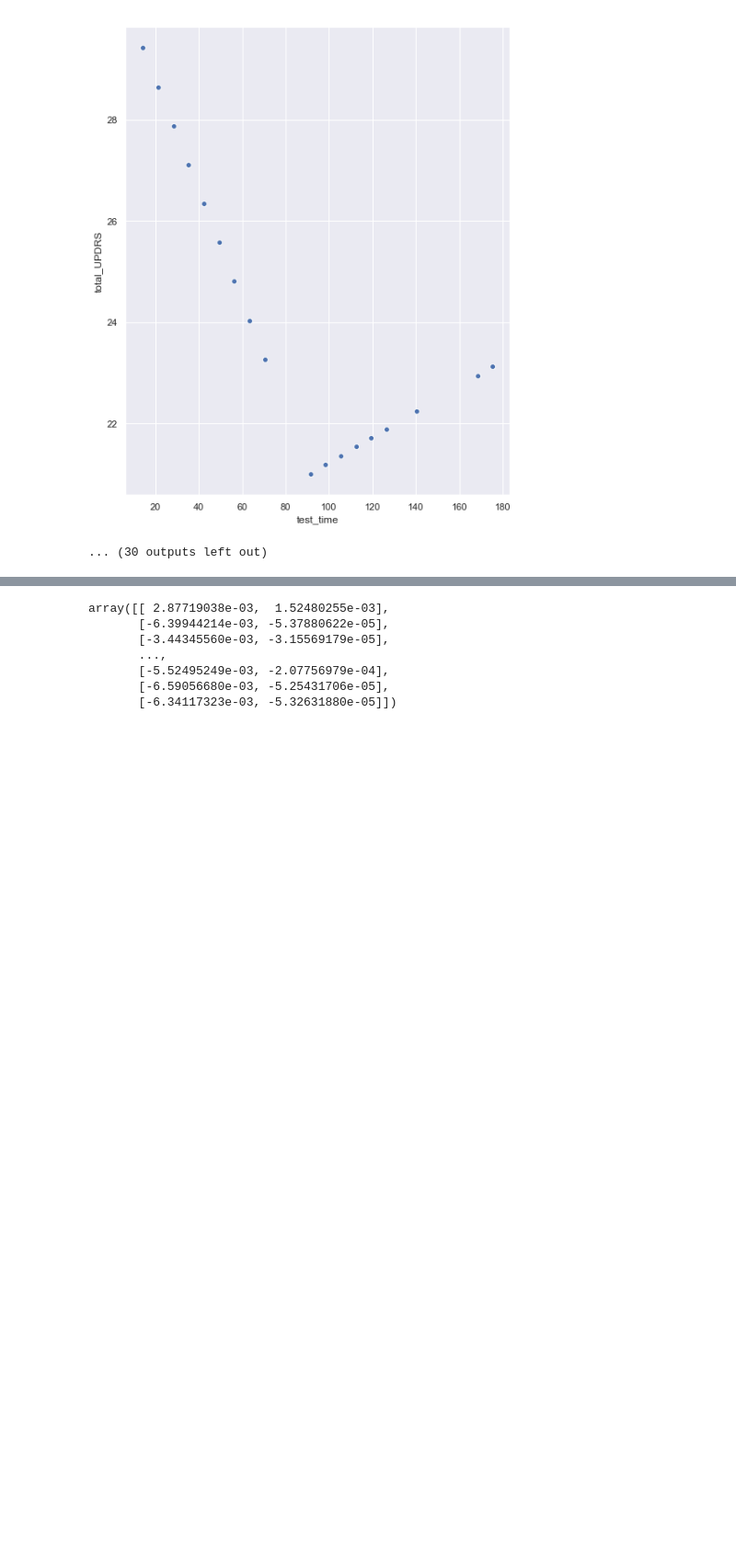
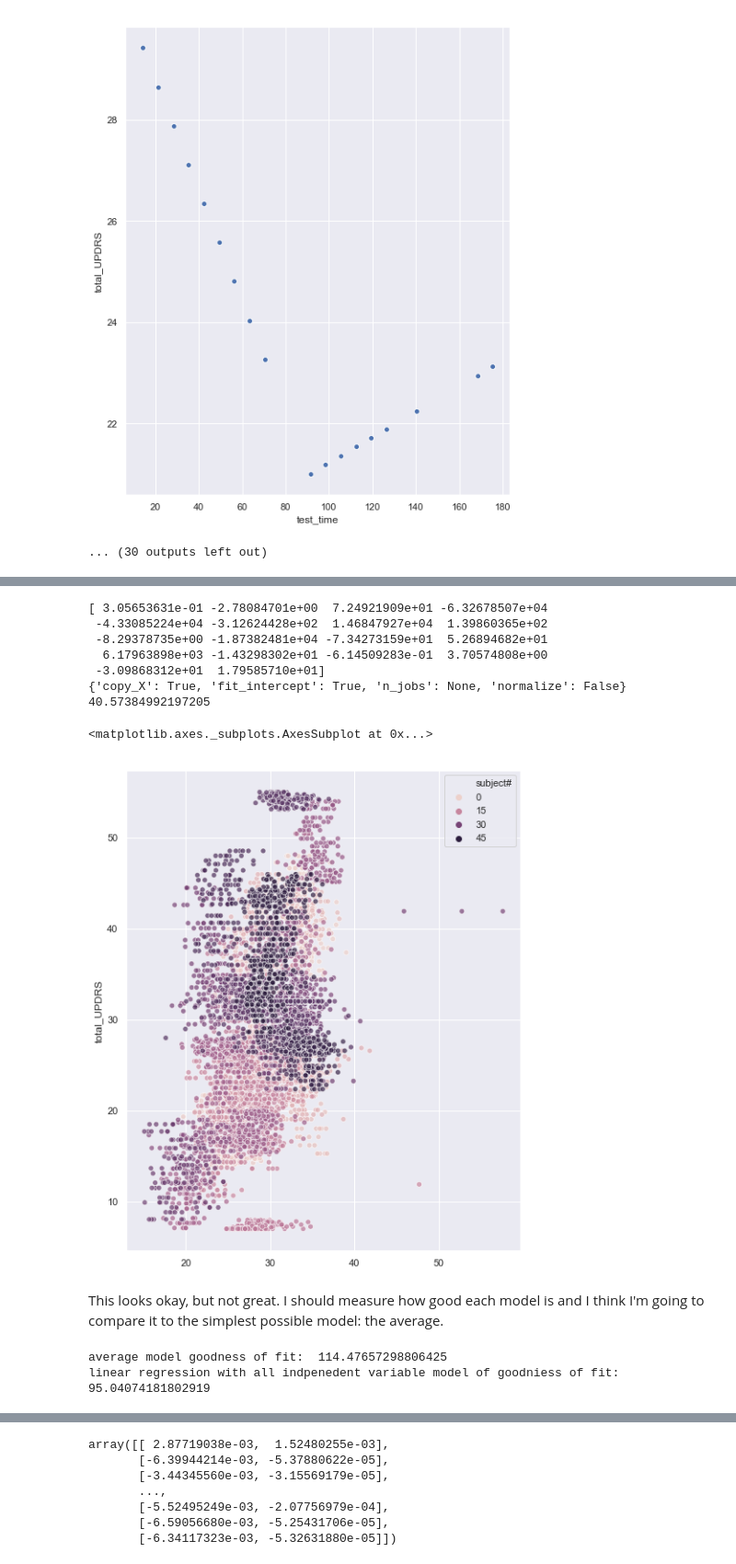
Before and after one commit to pchis/Parkinson-s-Data-Exploration, a Jupyter notebook: Parkinsons Exploration.ipynb, the cells around one changed output, grey strips where cells are left out. Shown at 92% size. Cells and saved outputs as stored; diff of their text form; code cells hidden in the pictures; blank space fills up the shorter version.

```diff
--- a/Parkinsons Exploration.ipynb
+++ b/Parkinsons Exploration.ipynb
@@ -205,0 +185,31 @@ Name: total_UPDRS, dtype: float64
+# %%
+reg = lm.LinearRegression()
+reg.fit(df[indcols], df.total_UPDRS)
+#print(reg.coef_)
+#print(reg.get_params())
+#print(reg.intercept_)
+predictions = reg.predict(df[indcols])
+sns.scatterplot(x=predictions, y=df.total_UPDRS, hue=df['subject#'], alpha=0.7)
+# %% [output]
+[ 3.05653631e-01 -2.78084701e+00  7.24921909e+01 -6.32678507e+04
+ -4.33085224e+04 -3.12624428e+02  1.46847927e+04  1.39860365e+02
+ -8.29378735e+00 -1.87382481e+04 -7.34273159e+01  5.26894682e+01
+  6.17963898e+03 -1.43298302e+01 -6.14509283e-01  3.70574808e+00
+ -3.09868312e+01  1.79585710e+01]
+{'copy_X': True, 'fit_intercept': True, 'n_jobs': None, 'normalize': False}
+40.57384992197205
+<matplotlib.axes._subplots.AxesSubplot at 0x...>
+[figure, added]
+# %% [markdown]
+This looks okay, but not great. I should measure how good each model is and I think I'm going to compare it to the simplest possible model: the average.
+# %%
+UPDRSmean = np.mean(df.total_UPDRS)
+#print(UPDRSmean)
+goodnessfit = np.mean((UPDRSmean - df.total_UPDRS) ** 2) #mean squared error mse, the thing both forests and lienar regression are trying to minimize. prediction for each point is the average of each. try to beat that. that's first pass, linear model is second pass.
+print("average model goodness of fit: ", goodnessfit)
+
+goodnessfit = np.mean((predictions - df.total_UPDRS) ** 2)
+print("linear regression with all indpenedent variable model of goodniess of fit: ", goodnessfit)
+# %% [output]
+average model goodness of fit:  114.47657298806425
+linear regression with all indpenedent variable model of goodniess of fit:  95.04074181802919
```
Also changed, not shown: parts of 37 cells of this notebook.
